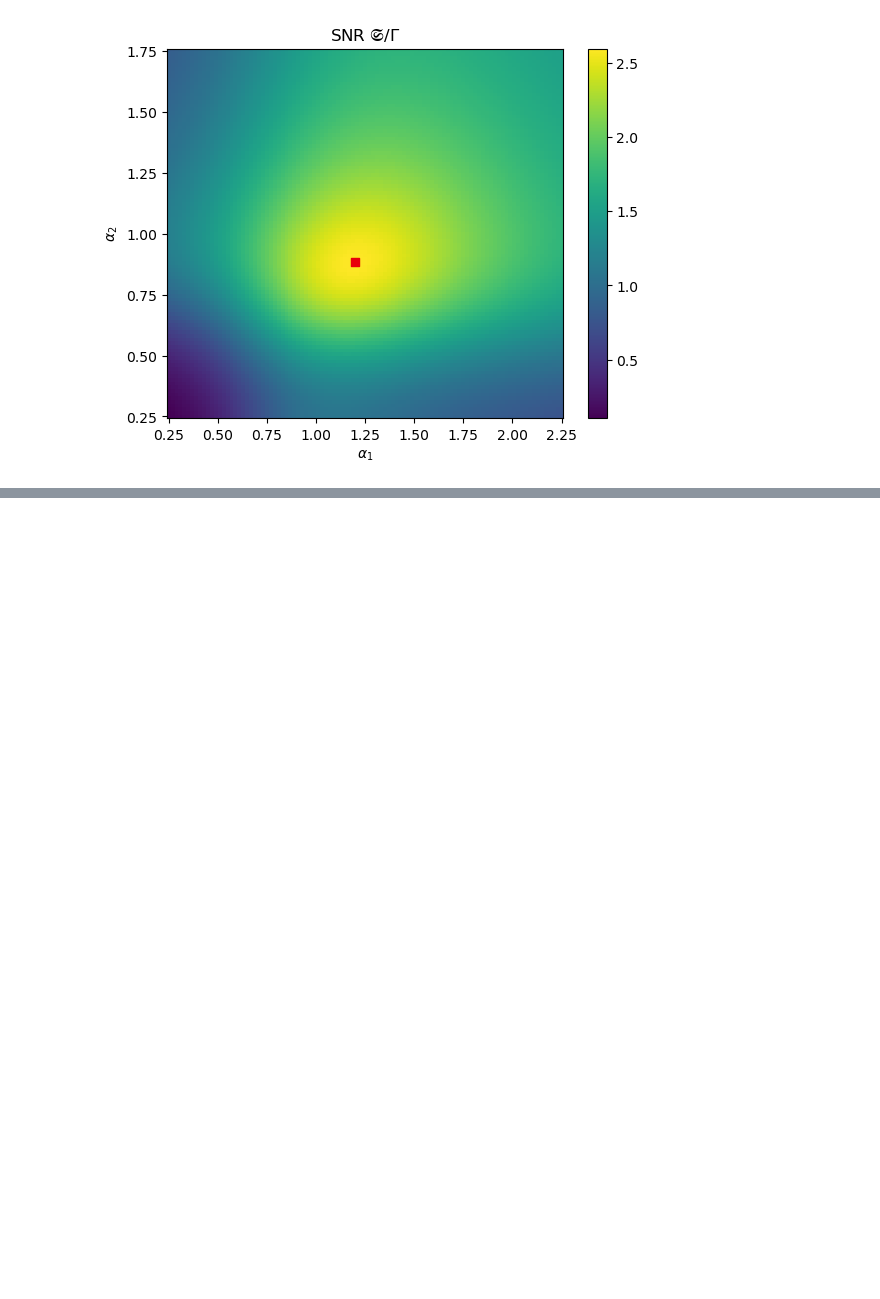
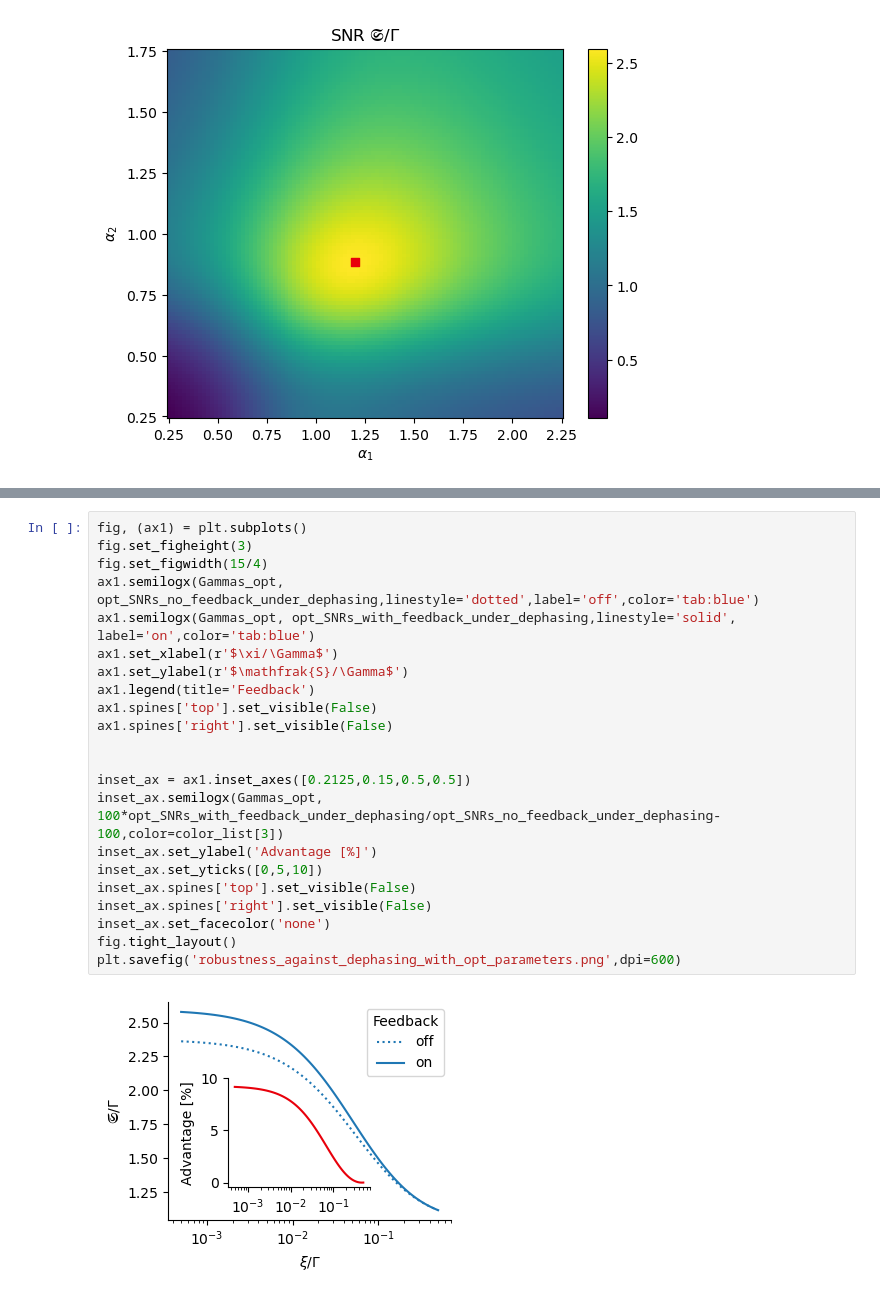
Before and after one commit to jmqit/clock-feedback, a Jupyter notebook: qubit_clockwork_analysis_with_and_without_feedback.ipynb, the cells around one changed output, grey strips where cells are left out. Drawn from its saved outputs; the diff is of its cells as text; blank space fills up the shorter version.

```diff
--- a/qubit_clockwork_analysis_with_and_without_feedback.ipynb
+++ b/qubit_clockwork_analysis_with_and_without_feedback.ipynb
@@ -302,0 +440,24 @@ plt.savefig('qubit_clockwork_feedback_landscape_Python_SNR.png',dpi=600)
+# %%
+fig, (ax1) = plt.subplots()
+fig.set_figheight(3)
+fig.set_figwidth(15/4)
+ax1.semilogx(Gammas_opt, opt_SNRs_no_feedback_under_dephasing,linestyle='dotted',label='off',color='tab:blue')
+ax1.semilogx(Gammas_opt, opt_SNRs_with_feedback_under_dephasing,linestyle='solid', label='on',color='tab:blue')
+ax1.set_xlabel(r'$\xi/\Gamma$')
+ax1.set_ylabel(r'$\mathfrak{S}/\Gamma$')
+ax1.legend(title='Feedback')
+ax1.spines['top'].set_visible(False)
+ax1.spines['right'].set_visible(False)
+
+
+inset_ax = ax1.inset_axes([0.2125,0.15,0.5,0.5])
+inset_ax.semilogx(Gammas_opt, 100*opt_SNRs_with_feedback_under_dephasing/opt_SNRs_no_feedback_under_dephasing-100,color=color_list[3])
+inset_ax.set_ylabel('Advantage [%]')
+inset_ax.set_yticks([0,5,10])
+inset_ax.spines['top'].set_visible(False)
+inset_ax.spines['right'].set_visible(False)
+inset_ax.set_facecolor('none')
+fig.tight_layout()
+plt.savefig('robustness_against_dephasing_with_opt_parameters.png',dpi=600)
+# %% [output]
+[figure, added]
```
Also changed, not shown: parts of 23 cells of this notebook, 4 other files.
